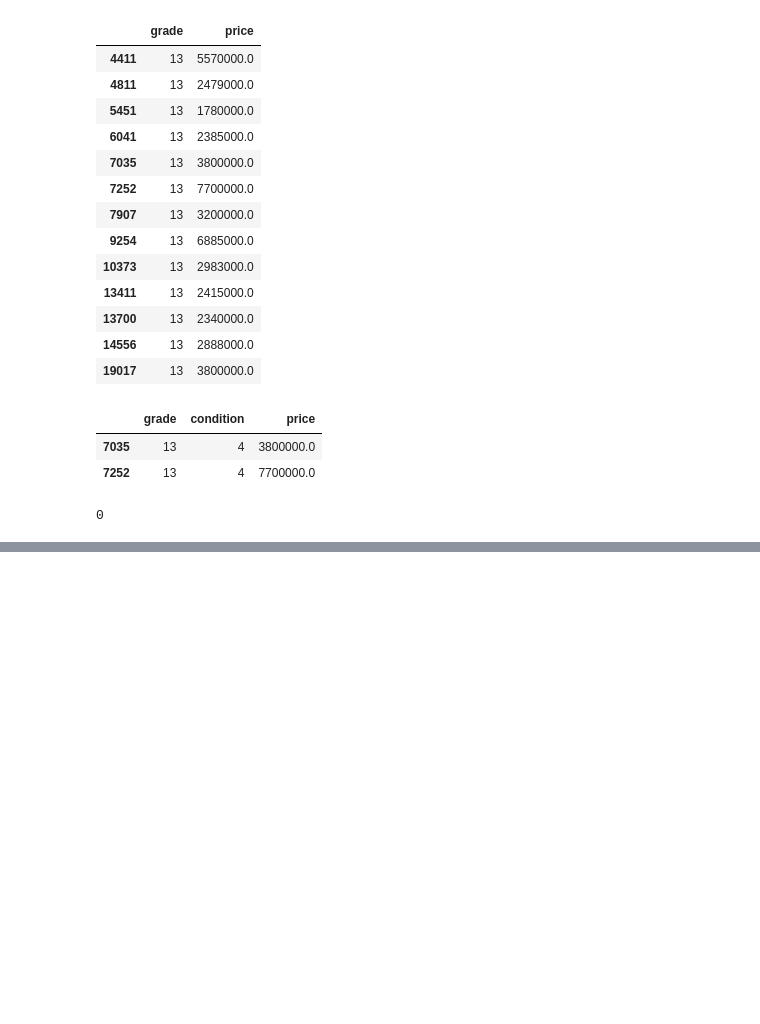
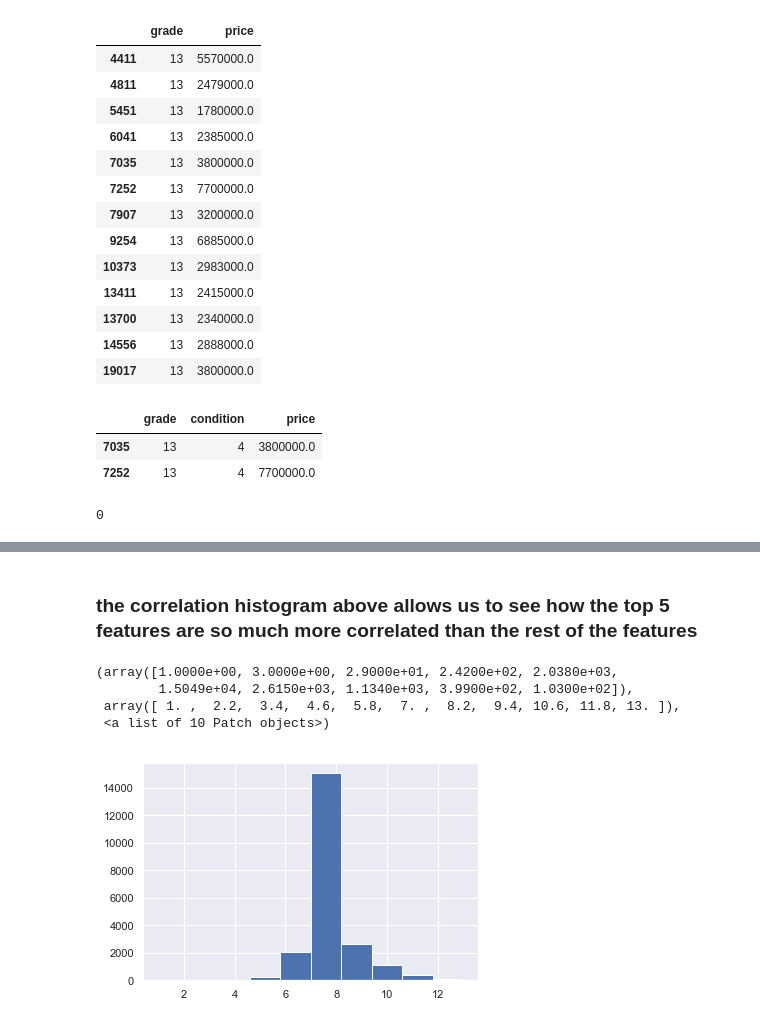
Before and after one commit to rose620/Capstone_1, a Jupyter notebook: house_sales_prediction.ipynb, the cells around one changed output, grey strips where cells are left out. Saved outputs shown, nothing was run; the diff lists cells and outputs as text; code cells hidden in the pictures; blank space fills up the shorter version.

```diff
--- a/house_sales_prediction.ipynb
+++ b/house_sales_prediction.ipynb
@@ -120,0 +154,11 @@ df.isnull().sum().sum()
+# %% [markdown]
+### the correlation histogram above allows us to see how the top 5 features are so much more correlated than the rest of the features
+# %%
+#since grade has a high correlation with price, take a look at how grade data points are distributed on a histogram
+plt.hist(df['grade'])
+# %% [output]
+(array([1.0000e+00, 3.0000e+00, 2.9000e+01, 2.4200e+02, 2.0380e+03,
+        1.5049e+04, 2.6150e+03, 1.1340e+03, 3.9900e+02, 1.0300e+02]),
+ array([ 1. ,  2.2,  3.4,  4.6,  5.8,  7. ,  8.2,  9.4, 10.6, 11.8, 13. ]),
+ <a list of 10 Patch objects>)
+[figure, added]
```
Also changed, not shown: parts of 49 cells of this notebook.
